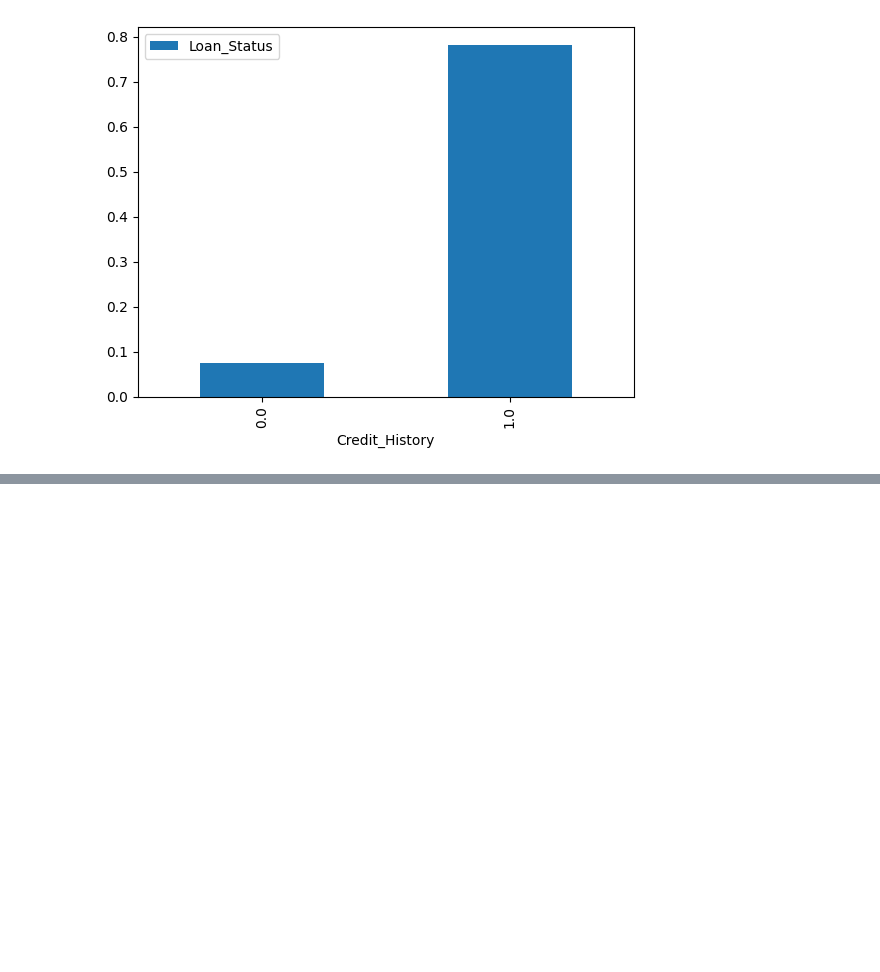
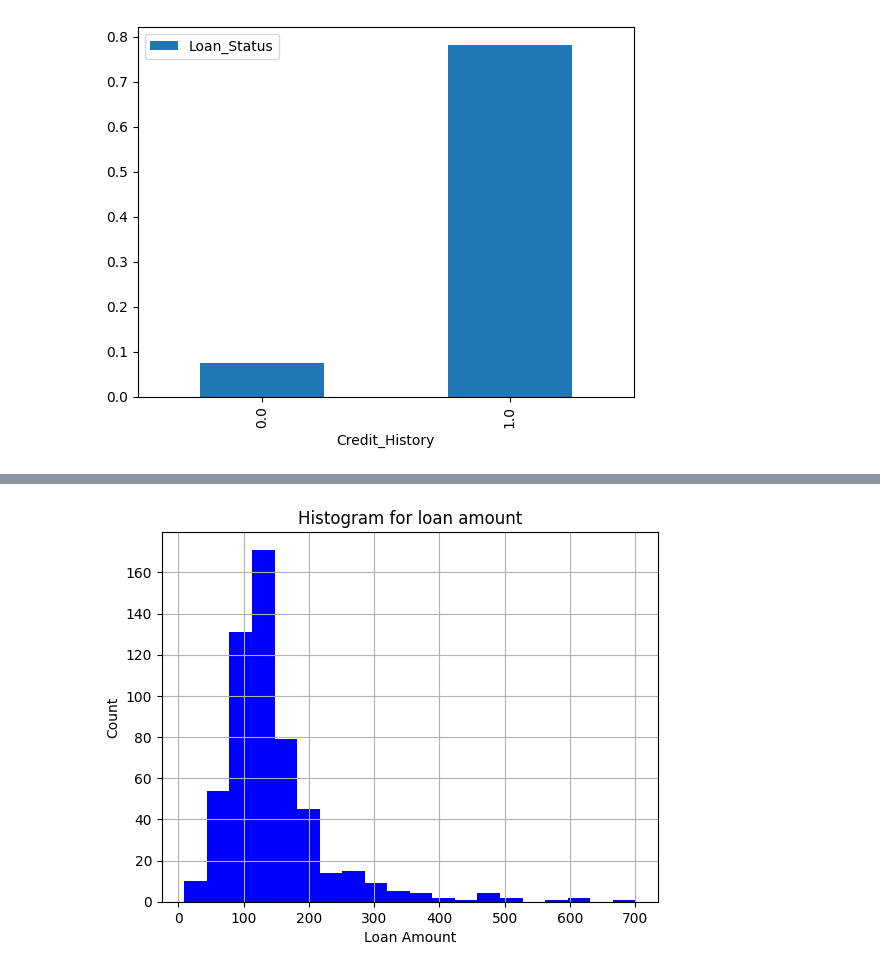
Before and after one commit to mfs135/decision-tree-classifier, a Jupyter notebook: decisiontree.ipynb, the cells around one changed output, grey strips where cells are left out. Saved outputs shown, nothing was run; the diff lists cells and outputs as text; code cells hidden in the pictures; blank space fills up the shorter version.

```diff
--- a/decisiontree.ipynb
+++ b/decisiontree.ipynb
@@ -167,0 +233,2 @@ plt.show()
+# %%
+data['Self_Employed'].fillna('No', inplace=True)
@@ -167,0 +278,9 @@ plt.show()
+# %%
+plt.hist(data['LoanAmount'], 20, facecolor='b')
+plt.xlabel('Loan Amount')
+plt.ylabel('Count')
+plt.title('Histogram for loan amount')
+plt.grid(True)
+plt.show()
+# %% [output]
+[figure, added]
```
Also changed, not shown: parts of 40 cells of this notebook, 1 other file.
